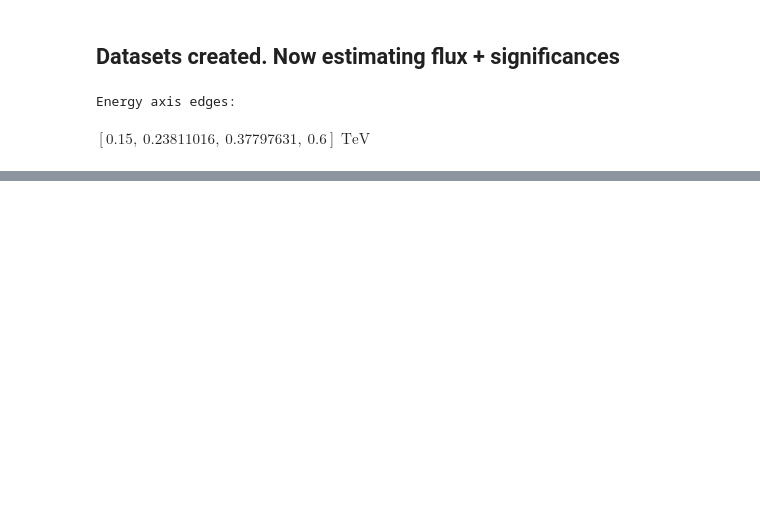
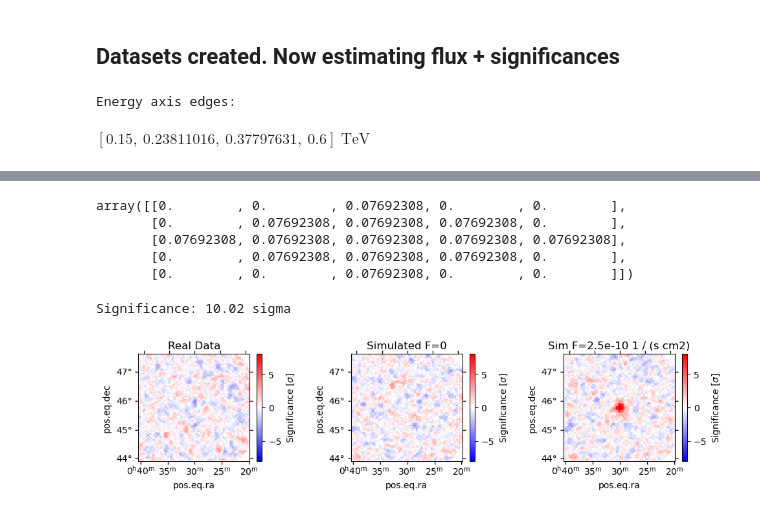
Before and after one commit to juanjq/gw-gamma-global-uls, a Jupyter notebook: notebook_check_1_simulation.ipynb, the cells around one changed output, grey strips where cells are left out. Drawn from its saved outputs; the diff is of its cells as text; code cells hidden in the pictures; blank space fills up the shorter version.

```diff
--- a/notebook_check_1_simulation.ipynb
+++ b/notebook_check_1_simulation.ipynb
@@ -451,4 +440,5 @@ excess_estimator = ExcessMapEstimator(
 # to use "excess_estimator", as "ts_estimator" is not compatible
 maps_real = excess_estimator.run(dataset_stacked_real)
 maps_simulated = excess_estimator.run(dataset_stacked_simulated)
+maps_simulated_f = excess_estimator.run(dataset_stacked_simulated_f)
 # %% [output]
@@ -456,0 +447,34 @@ Wall time: 39.2 s
+# %%
+a = excess_estimator.estimate_kernel(dataset)
+
+a.data
+# %% [output]
+array([[0.        , 0.        , 0.07692308, 0.        , 0.        ],
+       [0.        , 0.07692308, 0.07692308, 0.07692308, 0.        ],
+       [0.07692308, 0.07692308, 0.07692308, 0.07692308, 0.07692308],
+       [0.        , 0.07692308, 0.07692308, 0.07692308, 0.        ],
+       [0.        , 0.        , 0.07692308, 0.        , 0.        ]])
+# %%
+fig, (ax1, ax2, ax3) = plt.subplots(1, 3, figsize=(10, 2.6), subplot_kw={"projection": geom.wcs})
+
+a1 = ax1.pcolormesh(
+    bin_edges_ra, bin_edges_dec, maps_real.sqrt_ts.data[0],
+    transform=ax1.get_transform("icrs"), vmin=-8, vmax=8, cmap="bwr"
+)
+a2 = ax2.pcolormesh(
+    bin_edges_ra, bin_edges_dec, maps_simulated.sqrt_ts.data[0],
+    transform=ax2.get_transform("icrs"), vmin=-8, vmax=8, cmap="bwr"
+)
+a3 = ax3.pcolormesh(
+    bin_edges_ra, bin_edges_dec, maps_simulated_f.sqrt_ts.data[0],
+    transform=ax3.get_transform("icrs"), vmin=-8, vmax=8, cmap="bwr"
+)
+fig.colorbar(a1, ax=ax1, label="Significance [$\sigma$]"); ax1.set_title("Real Data")
+fig.colorbar(a2, ax=ax2, label="Significance [$\sigma$]"); ax2.set_title("Simulated F=0")
+fig.colorbar(a3, ax=ax3, label="Significance [$\sigma$]"); ax3.set_title(f"Sim F={flux_A:.1e}")
+plt.tight_layout()
+print(f"Significance: {np.nanmax(maps_simulated_f.sqrt_ts.data[0]):.2f} sigma")
+plt.show()
+# %% [output]
+Significance: 10.02 sigma
+[figure, added]
```
Also changed, not shown: parts of 22 cells of this notebook, 6 other files.
